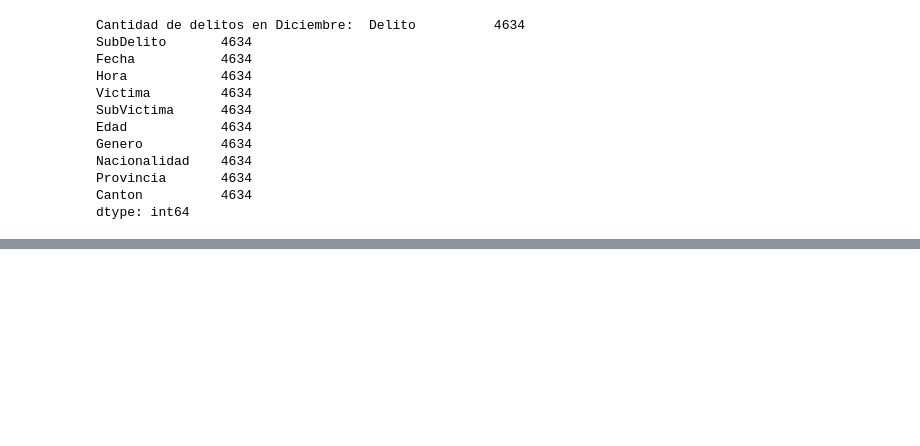
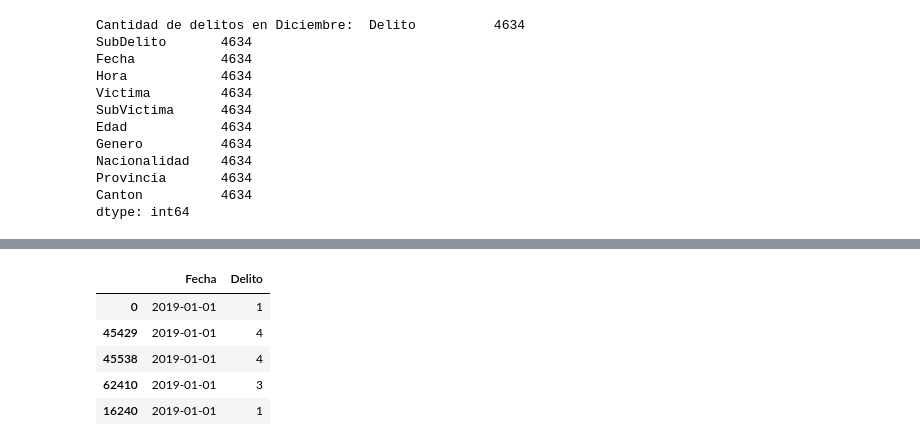
Before and after one commit to KatyaBrenes/Data-Science-Project, a Jupyter notebook: Proyecto Katya Brenes.ipynb, the cells around one changed output, grey strips where cells are left out. Drawn from its saved outputs; the diff is of its cells as text; code cells hidden in the pictures; blank space fills up the shorter version.

```diff
--- a/Proyecto Katya Brenes.ipynb
+++ b/Proyecto Katya Brenes.ipynb
@@ -402,0 +416,5 @@ TypeError: Cannot convert input [0       2019-01-01
+# %%
+df['Fecha']= pd.to_datetime(df['Fecha'], format="%d/%m/%Y")
+# %%
+# ordeno los registros por fecha
+df=df.sort_values(by=['Fecha'])
@@ -402,0 +442,9 @@ TypeError: Cannot convert input [0       2019-01-01
+# %%
+df.head()
+# %% [output]
+|  | Fecha | Delito |
+| 0 | 2019-01-01 | 1 |
+| 45429 | 2019-01-01 | 4 |
+| 45538 | 2019-01-01 | 4 |
+| 62410 | 2019-01-01 | 3 |
+| 16240 | 2019-01-01 | 1 |
```
Also changed, not shown: parts of 18 cells of this notebook.
